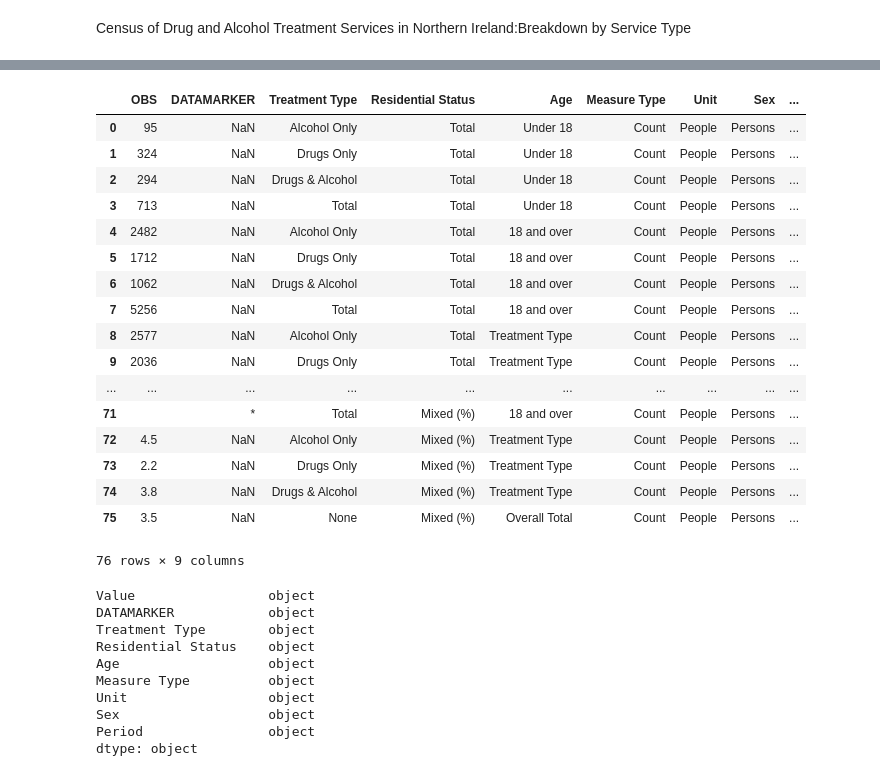
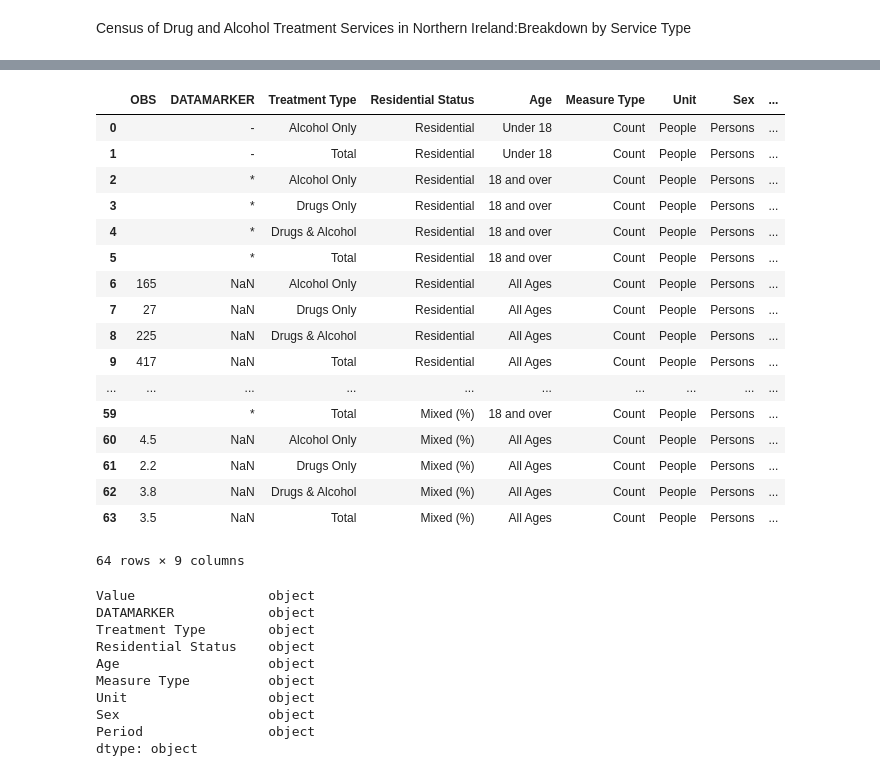
Before and after one commit to GSS-Cogs/DH-NI-Drug-and-Alcohol-Treatment-Services, a Jupyter notebook: Treatment Services by Residential status(Age).ipynb, the cells around one changed output, grey strips where cells are left out. Cells and saved outputs as stored; diff of their text form; code cells hidden in the pictures.

```diff
--- a/Treatment Services by Residential status(Age).ipynb
+++ b/Treatment Services by Residential status(Age).ipynb
@@ -39,4 +39,4 @@ Service
 # %%
-Treatment = tab.excel_ref('B14').expand(RIGHT).is_not_blank()
+Treatment = tab.excel_ref('B14').expand(RIGHT)
 Treatment
 # %% [output]
@@ -59,28 +59,31 @@ Dimensions = [
 # %%
 c1 = ConversionSegment(observations, Dimensions, processTIMEUNIT=True)
 # savepreviewhtml(c1)
-# %%
-new_table = c1.topandas()
-new_table
-# %% [output]
-|  | OBS | DATAMARKER | Treatment Type | Residential Status | Age | Measure Type | Unit | Sex | ... |
-| 0 | 95 | NaN | Alcohol Only | Total | Under 18 | Count | People | Persons | ... |
-| 1 | 324 | NaN | Drugs Only | Total | Under 18 | Count | People | Persons | ... |
-| 2 | 294 | NaN | Drugs & Alcohol | Total | Under 18 | Count | People | Persons | ... |
-| 3 | 713 | NaN | Total | Total | Under 18 | Count | People | Persons | ... |
-| 4 | 2482 | NaN | Alcohol Only | Total | 18 and over | Count | People | Persons | ... |
-| 5 | 1712 | NaN | Drugs Only | Total | 18 and over | Count | People | Persons | ... |
-| 6 | 1062 | NaN | Drugs & Alcohol | Total | 18 and over | Count | People | Persons | ... |
-| 7 | 5256 | NaN | Total | Total | 18 and over | Count | People | Persons | ... |
-| 8 | 2577 | NaN | Alcohol Only | Total | Treatment Type | Count | People | Persons | ... |
-| 9 | 2036 | NaN | Drugs Only | Total | Treatment Type | Count | People | Persons | ... |
-| ... | ... | ... | ... | ... | ... | ... | ... | ... | ... |
-| 71 |  | * | Total | Mixed (%) | 18 and over | Count | People | Persons | ... |
-| 72 | 4.5 | NaN | Alcohol Only | Mixed (%) | Treatment Type | Count | People | Persons | ... |
-| 73 | 2.2 | NaN | Drugs Only | Mixed (%) | Treatment Type | Count | People | Persons | ... |
-| 74 | 3.8 | NaN | Drugs & Alcohol | Mixed (%) | Treatment Type | Count | People | Persons | ... |
-| 75 | 3.5 | NaN | None | Mixed (%) | Overall Total | Count | People | Persons | ... |
-76 rows × 9 columns
+# %%
+new_table = c1.topandas()
+new_table.loc[new_table['Age'] == 'Treatment Type', 'Age'] = 'All Ages'
+new_table.loc[new_table['Age'] == 'Overall Total', 'Age'] = 'All Ages'
+new_table.loc[new_table['Treatment Type'] == '', 'Treatment Type'] = 'Total'
+new_table
+# %% [output]
+|  | OBS | DATAMARKER | Treatment Type | Residential Status | Age | Measure Type | Unit | Sex | ... |
+| 0 |  | - | Alcohol Only | Residential | Under 18 | Count | People | Persons | ... |
+| 1 |  | - | Total | Residential | Under 18 | Count | People | Persons | ... |
+| 2 |  | * | Alcohol Only | Residential | 18 and over | Count | People | Persons | ... |
+| 3 |  | * | Drugs Only | Residential | 18 and over | Count | People | Persons | ... |
+| 4 |  | * | Drugs & Alcohol | Residential | 18 and over | Count | People | Persons | ... |
+| 5 |  | * | Total | Residential | 18 and over | Count | People | Persons | ... |
+| 6 | 165 | NaN | Alcohol Only | Residential | All Ages | Count | People | Persons | ... |
+| 7 | 27 | NaN | Drugs Only | Residential | All Ages | Count | People | Persons | ... |
+| 8 | 225 | NaN | Drugs & Alcohol | Residential | All Ages | Count | People | Persons | ... |
+| 9 | 417 | NaN | Total | Residential | All Ages | Count | People | Persons | ... |
+| ... | ... | ... | ... | ... | ... | ... | ... | ... | ... |
+| 59 |  | * | Total | Mixed (%) | 18 and over | Count | People | Persons | ... |
+| 60 | 4.5 | NaN | Alcohol Only | Mixed (%) | All Ages | Count | People | Persons | ... |
+| 61 | 2.2 | NaN | Drugs Only | Mixed (%) | All Ages | Count | People | Persons | ... |
+| 62 | 3.8 | NaN | Drugs & Alcohol | Mixed (%) | All Ages | Count | People | Persons | ... |
+| 63 | 3.5 | NaN | Total | Mixed (%) | All Ages | Count | People | Persons | ... |
+64 rows × 9 columns
 # %%
 new_table.columns = ['Value' if x=='OBS' else x for x in new_table.columns]
 # %%
```
Also changed, not shown: parts of 5 cells of this notebook, 5 other files.
